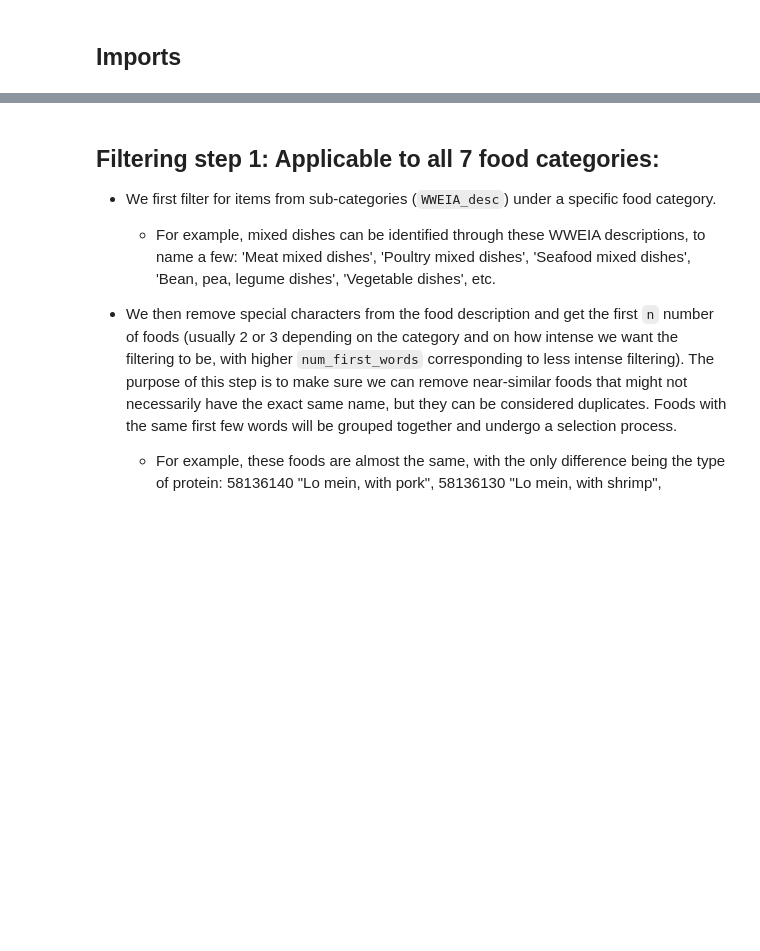
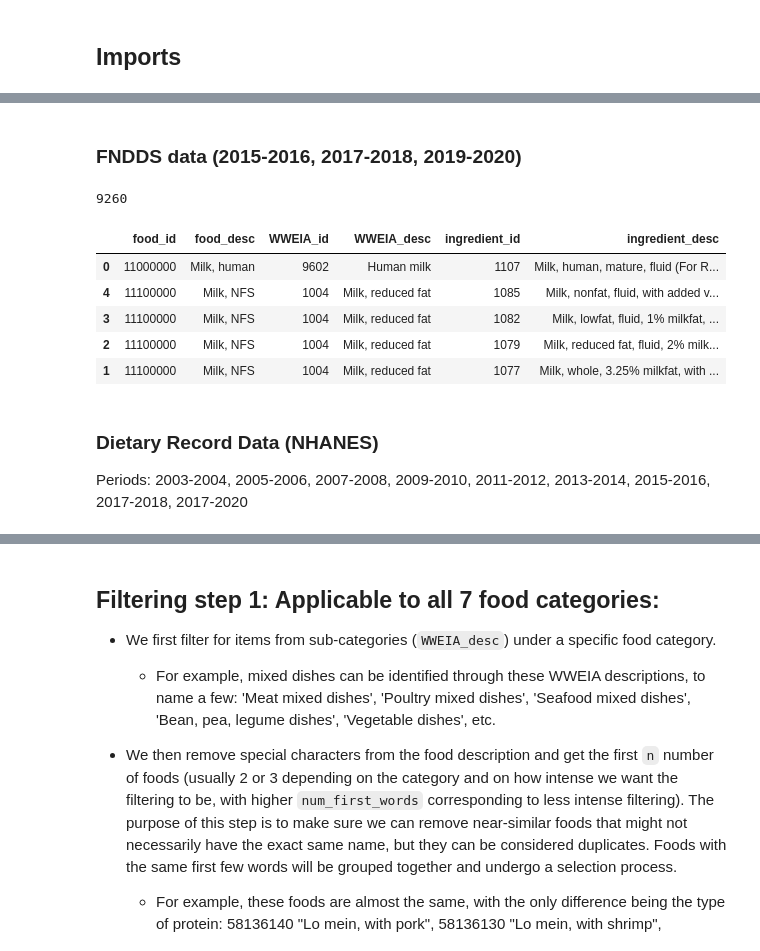
Before and after one commit to Yiyang-Ian-Li/NGQA, a Jupyter notebook: overall_pipeline/1_food_lists_creation.ipynb, the cells around one changed output, grey strips where cells are left out. Saved outputs shown, nothing was run; the diff lists cells and outputs as text; code cells hidden in the pictures; blank space fills up the shorter version.

```diff
--- a/overall_pipeline/1_food_lists_creation.ipynb
+++ b/overall_pipeline/1_food_lists_creation.ipynb
@@ -35,0 +46,34 @@ import logging
+# %% [markdown]
+### FNDDS data (2015-2016, 2017-2018, 2019-2020)
+# %%
+# The most recent three years of FNDDS tables contain nutrition data. The column names are slightly different.
+df_1516 = pd.read_excel('../data/2015-2016 Ingredients.xlsx', skiprows=1)
+df_1718 = pd.read_excel('../data/2017-2018 Ingredients.xlsx', skiprows=1)
+df_1920 = pd.read_excel('../data/2019-2020 Ingredients.xlsx', skiprows=1)
+
+# Unify the column names.
+df_1516 = df_1516.rename(columns={'WWEIA Category code': 'WWEIA Category number'})
+
+# A small proportion of FNDDS data, such as code and descriptions change over the years.
+# Here we take the latest version of data if there are duplicates.
+df_fndds = pd.concat([df_1516, df_1718, df_1920])
+df_fndds = df_fndds[['Food code', 'Main food description', 'WWEIA Category number', 'WWEIA Category description', 'Ingredient code', 'Ingredient description']]
+df_fndds = df_fndds.drop_duplicates(subset=['Food code', 'WWEIA Category number', 'Ingredient code'], keep='last')
+df_fndds = df_fndds.sort_values(by='Food code')
+
+# This table records the connections between food and ingredients.
+df_fndds = df_fndds.rename(columns={'Food code': 'food_id', 'Main food description': 'food_desc', 'WWEIA Category number': 'WWEIA_id',
+                        'WWEIA Category description': 'WWEIA_desc', 'Ingredient code': 'ingredient_id', 'Ingredient description': 'ingredient_desc'})
+# %%
+# There are 9260 foods in total.
+# This is the FNDDS dataset.
+print(len(set(df_fndds['food_id'].tolist())))
+df_fndds.head()
+# %% [output]
+9260
+|  | food_id | food_desc | WWEIA_id | WWEIA_desc | ingredient_id | ingredient_desc |
+| 0 | 11000000 | Milk, human | 9602 | Human milk | 1107 | Milk, human, mature, fluid (For R... |
+| 4 | 11100000 | Milk, NFS | 1004 | Milk, reduced fat | 1085 | Milk, nonfat, fluid, with added v... |
+| 3 | 11100000 | Milk, NFS | 1004 | Milk, reduced fat | 1082 | Milk, lowfat, fluid, 1% milkfat, ... |
+| 2 | 11100000 | Milk, NFS | 1004 | Milk, reduced fat | 1079 | Milk, reduced fat, fluid, 2% milk... |
+| 1 | 11100000 | Milk, NFS | 1004 | Milk, reduced fat | 1077 | Milk, whole, 3.25% milkfat, with ... |
@@ -35,0 +82,4 @@ import logging
+# %% [markdown]
+### Dietary Record Data (NHANES)
+
+Periods: 2003-2004, 2005-2006, 2007-2008, 2009-2010, 2011-2012, 2013-2014, 2015-2016, 2017-2018, 2017-2020
```
Also changed, not shown: parts of 56 cells of this notebook, 1 other file.
